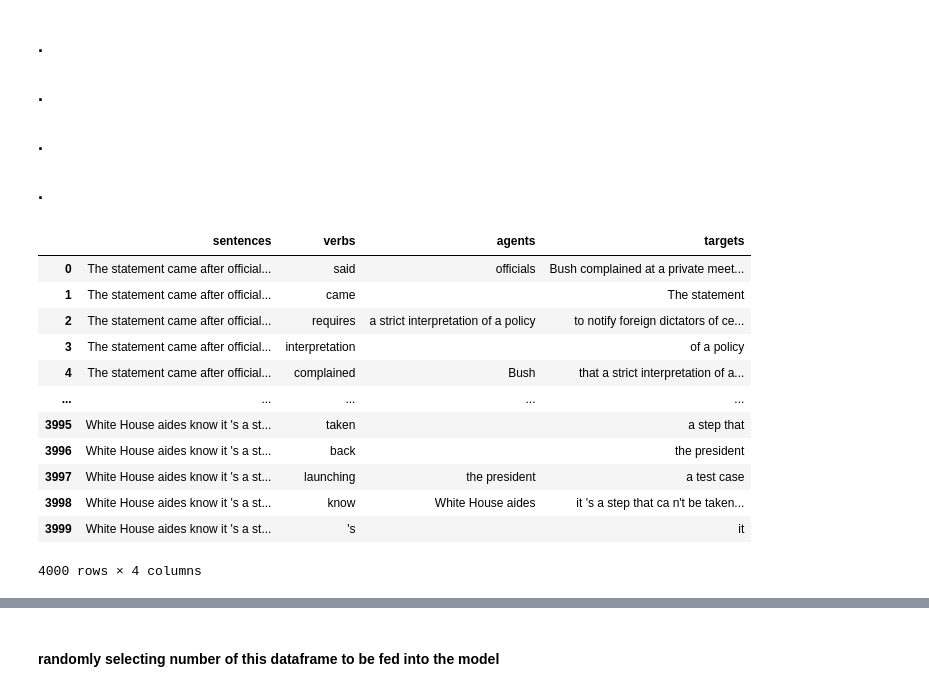
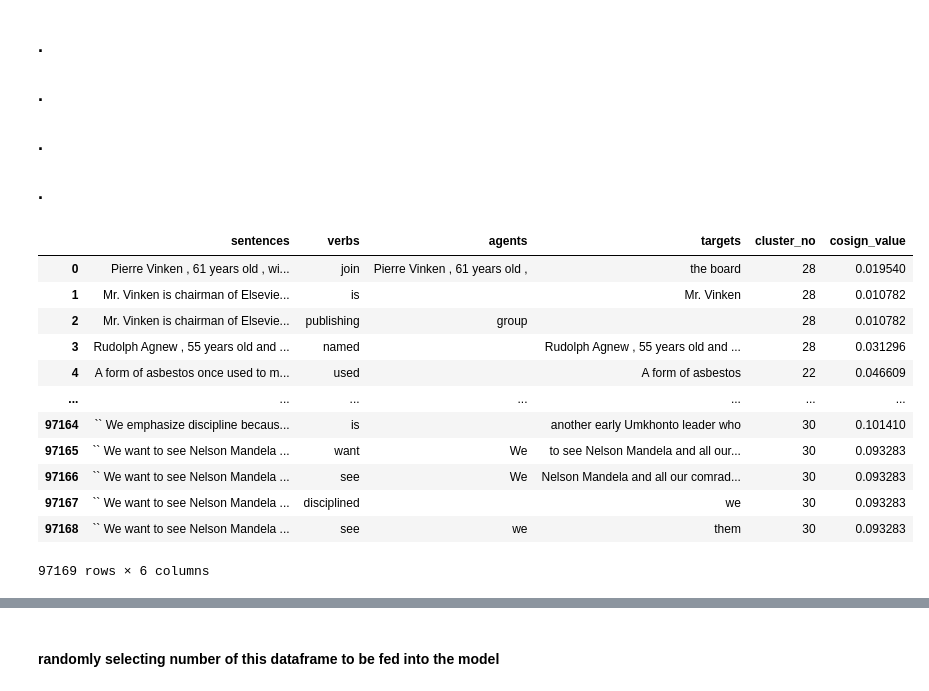
Before and after one commit to houman-nr/vigilant-umbrella, a Jupyter notebook: ORL_on_SRL_Cosign-Similarity.ipynb, the cells around one changed output, grey strips where cells are left out. Saved outputs shown, nothing was run; the diff lists cells and outputs as text; code cells hidden in the pictures.

Commit message:
MultiTask learning | fold[0,] | 60 clusters & cosign of SRL

```diff
--- a/ORL_on_SRL_Cosign-Similarity.ipynb
+++ b/ORL_on_SRL_Cosign-Similarity.ipynb
@@ -41,7 +41,7 @@ MAX_LABEL_LENGTH = 8
 MODEL_LINK = "google/flan-t5-small"
 FOLD_NUMBER = 0
 SEED = 0
-srl_data_link = '/kaggle/input/srl-cosign-similarity/4000 sample sentence with the highest cosine similarity.csv'
+srl_data_link = '/kaggle/input/srl-w-cluster-number103k/SRL_Dataset_With_60_Clusters-Similarity.csv'
 # %%
 def set_seed():
     random.seed(SEED)
@@ -404,42 +404,50 @@ def train_data(data_loader, v_data_loader):
 ### .
 # %%
 srl = pd.read_csv(srl_data_link)
-agents, targets, verbs, sentences = [], [], [], []
+agents, targets, verbs, sentences, cluster_number, cosign_value = [], [], [], [], [], []
 for i in range(len(srl)):
 
     #single line of data is selected from df
     line = srl.iloc[i]
 
     #check for both ARGS,
     #if both are empty skips that line.
     #if either one of the args is filled-
     #-process continues.
     if line['ARG0'] or line['ARG1']:
         if line['ARG0']:
             agents.append(line['ARG0'])
         else:
             agents.append("")
         if line['ARG1']:
             targets.append(line['ARG1'])
         else:
             targets.append("")
         sentences.append(line['SENTENCE'])
         verbs.append(line['PREDICATES'])
+        cluster_number.append(line['Cluster_Number'])
+        cosign_value.append(line['Similarity'])
 
-srl_df = pd.DataFrame({'sentences': sentences, 'verbs': verbs, 'agents': agents, 'targets': targets}, dtype='object').fillna('')
+srl_df = pd.DataFrame({'sentences': sentences,
+                       'verbs': verbs,
+                       'agents': agents,
+                       'targets': targets,
+                       'cluster_no': cluster_number,
+                       'cosign_value': cosign_value},
+                      dtype='object').fillna('')
 srl_df
 # %% [output]
-|  | sentences | verbs | agents | targets |
-| 0 | The statement came after official... | said | officials | Bush complained at a private meet... |
-| 1 | The statement came after official... | came |  | The statement |
-| 2 | The statement came after official... | requires | a strict interpretation of a policy | to notify foreign dictators of ce... |
-| 3 | The statement came after official... | interpretation |  | of a policy |
-| 4 | The statement came after official... | complained | Bush | that a strict interpretation of a... |
-| ... | ... | ... | ... | ... |
-| 3995 | White House aides know it 's a st... | taken |  | a step that |
-| 3996 | White House aides know it 's a st... | back |  | the president |
-| 3997 | White House aides know it 's a st... | launching | the president | a test case |
-| 3998 | White House aides know it 's a st... | know | White House aides | it 's a step that ca n't be taken... |
-| 3999 | White House aides know it 's a st... | 's |  | it |
+|  | sentences | verbs | agents | targets | cluster_no | cosign_value |
+| 0 | Pierre Vinken , 61 years old , wi... | join | Pierre Vinken , 61 years old , | the board | 28 | 0.019540 |
+| 1 | Mr. Vinken is chairman of Elsevie... | is |  | Mr. Vinken | 28 | 0.010782 |
+| 2 | Mr. Vinken is chairman of Elsevie... | publishing | group |  | 28 | 0.010782 |
+| 3 | Rudolph Agnew , 55 years old and ... | named |  | Rudolph Agnew , 55 years old and ... | 28 | 0.031296 |
+| 4 | A form of asbestos once used to m... | used |  | A form of asbestos | 22 | 0.046609 |
+| ... | ... | ... | ... | ... | ... | ... |
+| 97164 | `` We emphasize discipline becaus... | is |  | another early Umkhonto leader who | 30 | 0.101410 |
+| 97165 | `` We want to see Nelson Mandela ... | want | We | to see Nelson Mandela and all our... | 30 | 0.093283 |
+| 97166 | `` We want to see Nelson Mandela ... | see | We | Nelson Mandela and all our comrad... | 30 | 0.093283 |
+| 97167 | `` We want to see Nelson Mandela ... | disciplined |  | we | 30 | 0.093283 |
+| 97168 | `` We want to see Nelson Mandela ... | see | we | them | 30 | 0.093283 |
-4000 rows × 4 columns
+97169 rows × 6 columns
 # %%
```
Also changed, not shown: parts of 7 cells of this notebook.
